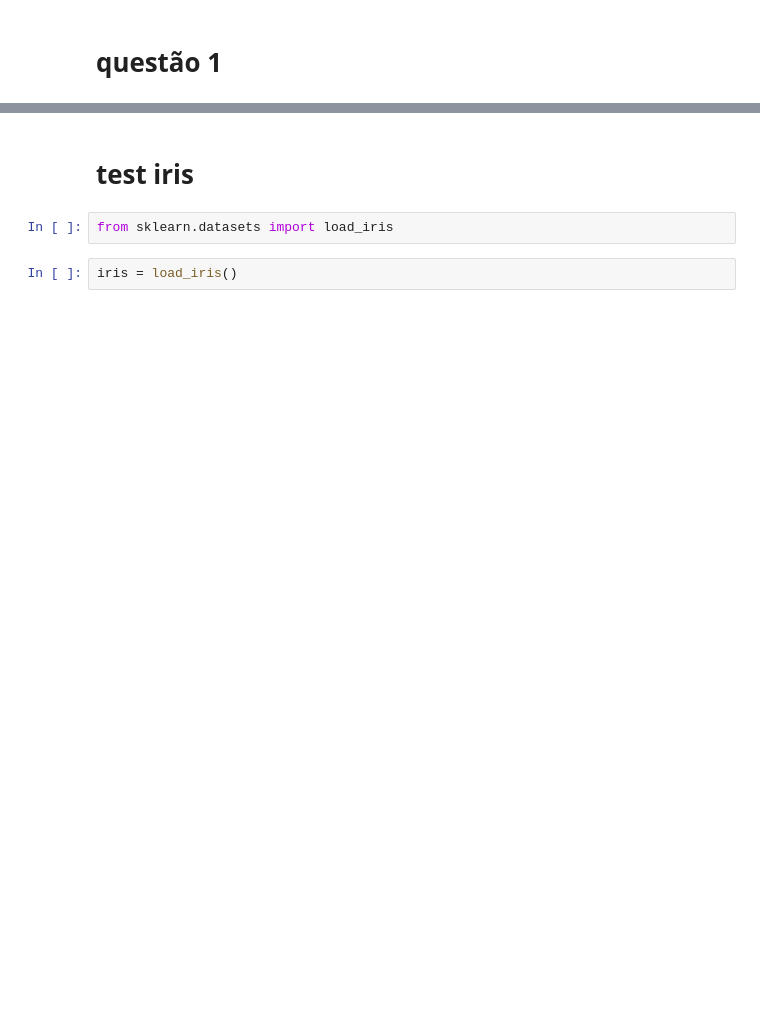
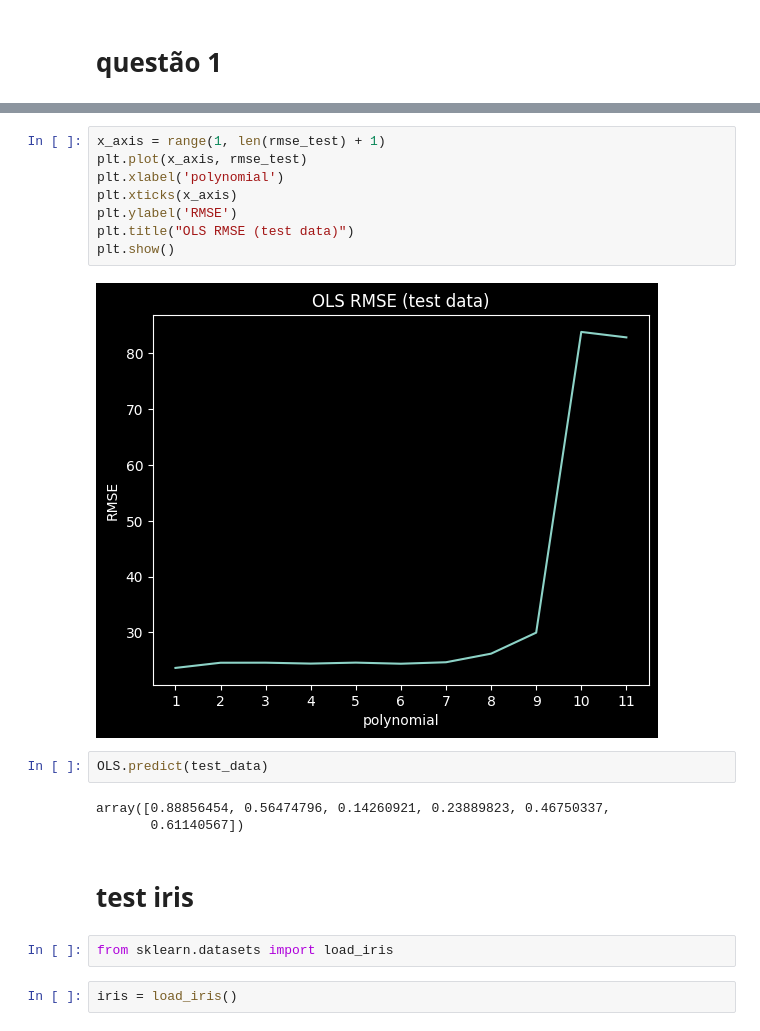
Before and after one commit to viniciuspxc/Reconhecimento_de_Padroes, a Jupyter notebook: Listas/Lista 2/Lista 02.ipynb, the cells around one changed output, grey strips where cells are left out. Cells and saved outputs as stored; diff of their text form; blank space fills up the shorter version.

```diff
--- a/Listas/Lista 2/Lista 02.ipynb
+++ b/Listas/Lista 2/Lista 02.ipynb
@@ -32,3 +124,18 @@ boston_train, boston_test = train_test_split(data_boston, test_size=0.2, random_
+# %%
+x_axis = range(1, len(rmse_test) + 1)
+plt.plot(x_axis, rmse_test)
+plt.xlabel('polynomial')
+plt.xticks(x_axis)
+plt.ylabel('RMSE')
+plt.title("OLS RMSE (test data)")
+plt.show()
+# %% [output]
+[figure, added]
+# %%
+OLS.predict(test_data)
+# %% [output]
+array([0.88856454, 0.56474796, 0.14260921, 0.23889823, 0.46750337,
+       0.61140567])
 # %% [markdown]
 # test iris
 # %%
```
Also changed, not shown: parts of 12 cells of this notebook, 1 other file.
